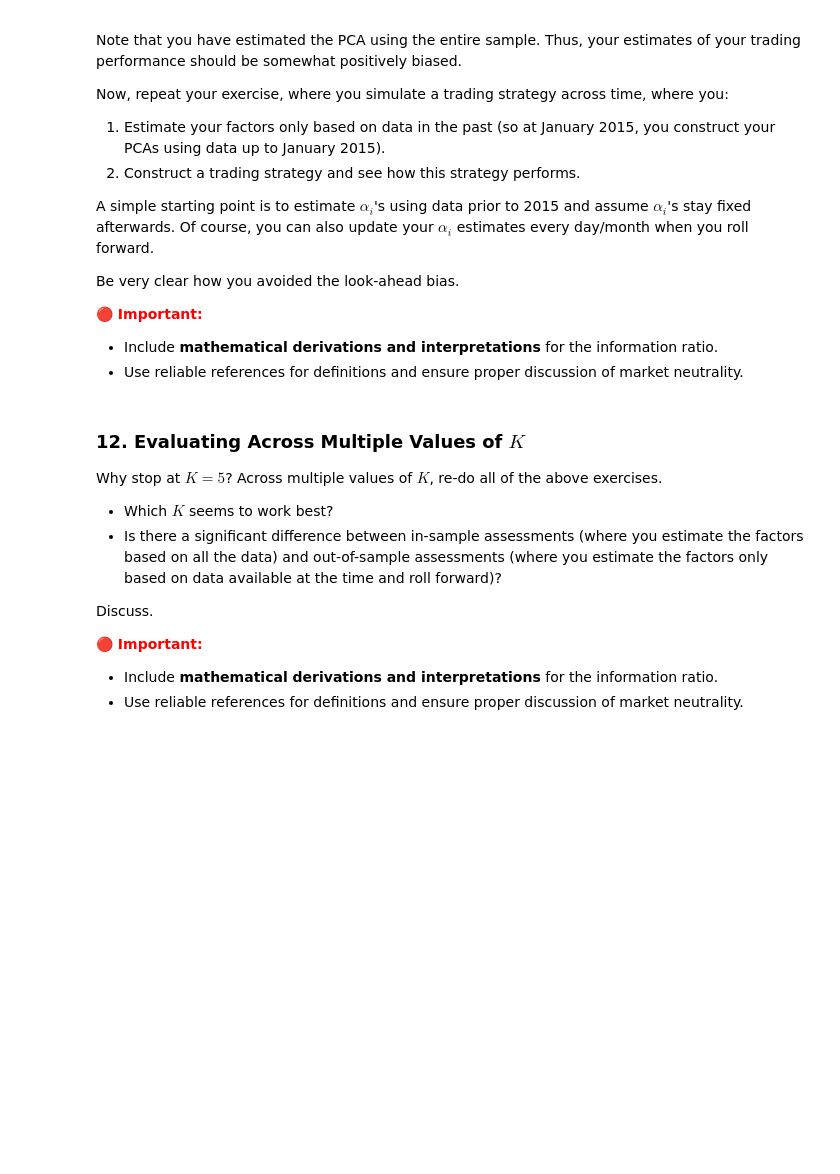
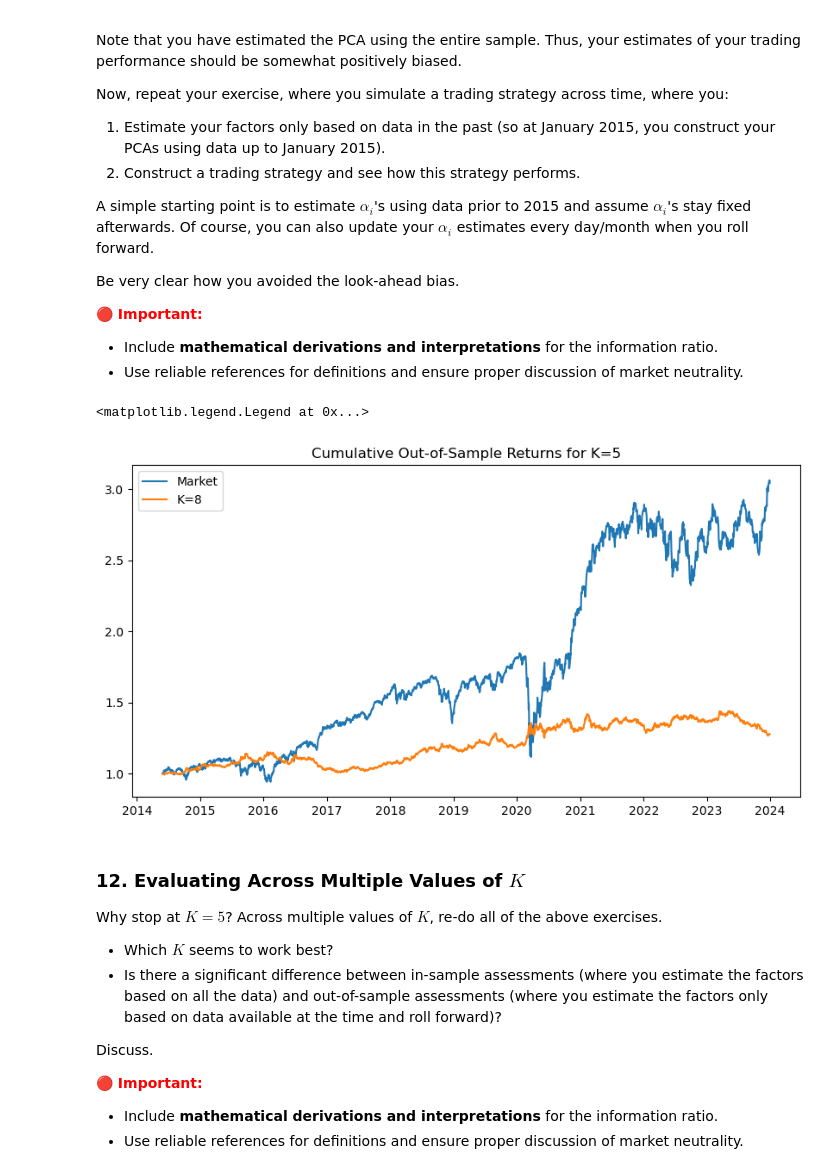
Before and after one commit to awang343/ml-for-finance, a Jupyter notebook: main.ipynb, the cells around one changed output. Cells and saved outputs as stored; diff of their text form; code cells hidden in the pictures; blank space fills up the shorter version.

```diff
--- a/main.ipynb
+++ b/main.ipynb
@@ -310,3 +493,21 @@ Be very clear how you avoided the look-ahead bias.
+# %%
+#Code goes here, Let's add visualizations/tables too
+from pca_invest import loadData, Strategy
+data = loadData(data_path="data/daily_ret_clean.csv")
+strat = Strategy(pca_components=5)
+
+strat.trainWeights(data[:int(len(data)*0.6)])
+market_ret, strat_ret, summary = strat.testWeights(data[int(len(data)*0.6):])
+
+plt.figure(figsize=(10,5))
+plt.plot((market_ret+1).cumprod(), label="Market")
+plt.plot((strat_ret+1).cumprod(), label=f"K={k}")
+
+plt.title(f"Cumulative Out-of-Sample Returns for K=5")
+plt.legend()
+# %% [output]
+<matplotlib.legend.Legend at 0x...>
+[figure, added]
 # %% [markdown]
 ### 12. Evaluating Across Multiple Values of $ K $
 
```
Also changed, not shown: parts of 29 cells of this notebook, 2 other files.
